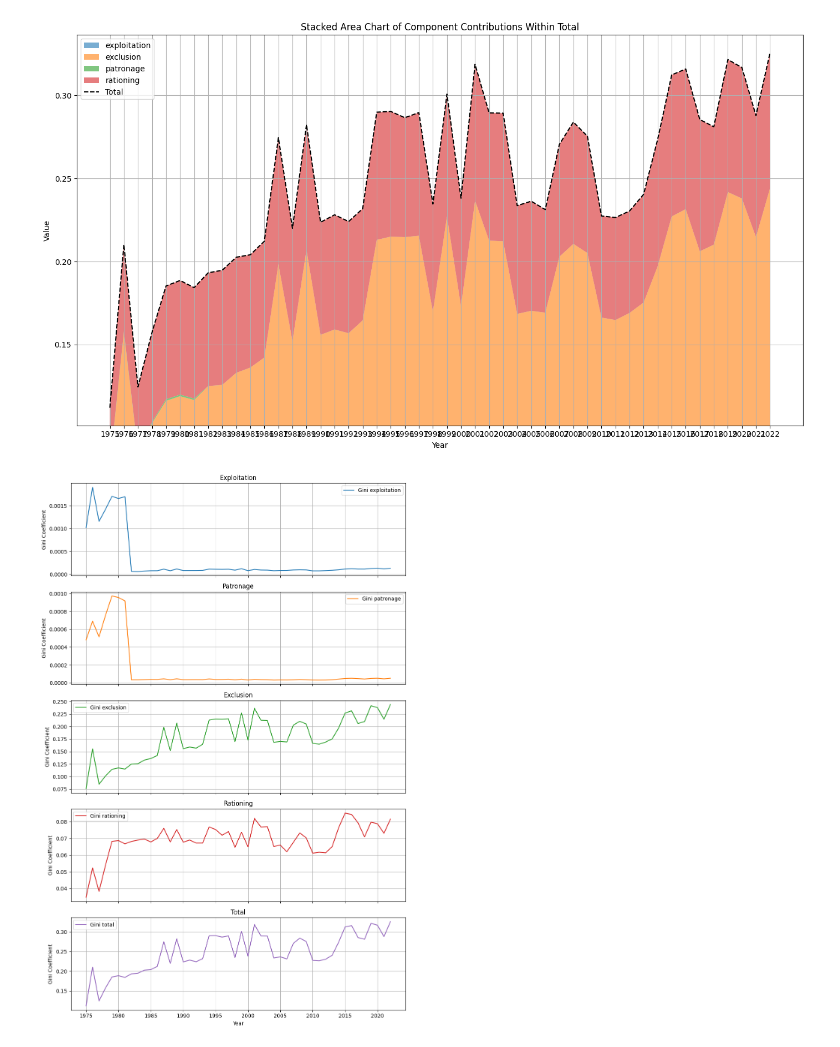
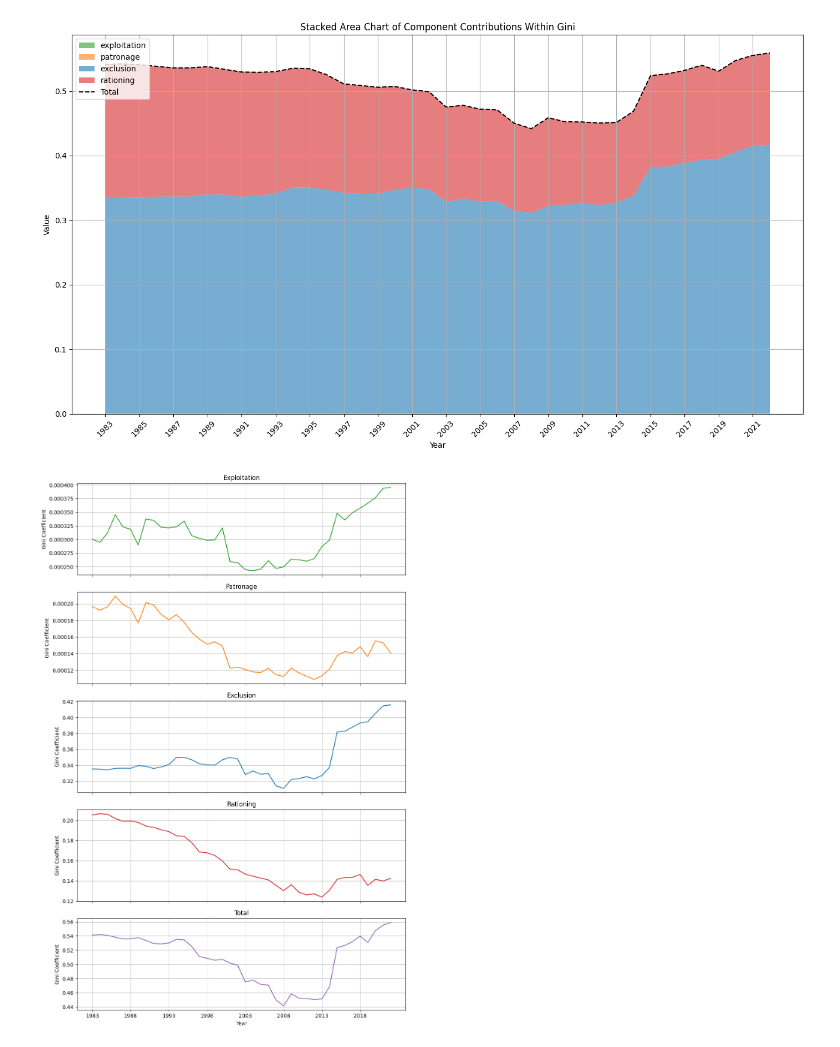
Before and after one commit to rfspringer/laborlab-network-analysis, a Jupyter notebook: gini_visualizations.ipynb, the cells around one changed output. Cells and saved outputs as stored; diff of their text form; code cells hidden in the pictures.

Commit message:
updating gini calculations and visualizations from post-1983

```diff
--- a/gini_visualizations.ipynb
+++ b/gini_visualizations.ipynb
@@ -4,6 +4,6 @@ import pandas as pd
 import matplotlib.pyplot as plt
 
 # Load JSON data
-gini_filepath = './results/gini_components_by_year.json'
+gini_filepath = './results/gini_components_by_year_18plus_winsorized.json'
 with open(gini_filepath) as f:
     data = json.load(f)
@@ -9,0 +27,7 @@ with open(gini_filepath) as f:
+# %%
+df = pd.DataFrame.from_dict(data, orient='index')
+df.reset_index(inplace=True)
+df.rename(columns={'index': 'year'}, inplace=True)
+df['year'] = df['year'].astype(int)
+df = df.sort_values('year')
+df
@@ -10 +52,3 @@ with open(gini_filepath) as f:
+# %%
+df = df[df['year'] >= 1983]
 # %%
@@ -64,26 +84,32 @@ plt.show()
 # %%
-components = ['exploitation', 'exclusion', 'patronage', 'rationing']
+components = ['exploitation', 'patronage', 'exclusion', 'rationing']
+colors = ['#2ca02c', '#ff7f0e', '#1f77b4', '#d62728', '#9467bd']  # Blue, Orange, Green, Red
+
 
 # Create the stacked area chart
 plt.figure(figsize=(14, 8))
-plt.stackplot(df.index,
+plt.stackplot(df['year'],
               df[components].T,
               labels=components,
+              colors=colors,
               alpha=0.6)
 
 # Plot the total value as a line
-plt.plot(df.year, df['total'], color='black', linestyle='--', label='Total')
+plt.plot(df['year'], df['total'], color='black', linestyle='--', label='Total')
 
 # Formatting
 plt.xlabel('Year')
 plt.ylabel('Value')
-plt.title('Stacked Area Chart of Component Contributions Within Total')
+plt.title('Stacked Area Chart of Component Contributions Within Gini')
 plt.legend(loc='upper left')
 plt.grid(True)
+
+# Rotate the x-axis labels and adjust the layout
+plt.xticks(df['year'][::2], rotation=45)
 plt.tight_layout()
 plt.show()
 # %% [output]
-[figure, old version]
+[figure, new version]
 # %%
 components = ['exploitation', 'patronage', 'exclusion', 'rationing', 'total']
 
@@ -91,19 +117,18 @@ components = ['exploitation', 'patronage', 'exclusion', 'rationing', 'total']
 fig, axs = plt.subplots(len(components), 1, figsize=(10, 15), sharex=True)
 
 for i, component in enumerate(components):
-    axs[i].plot(df['year'], df[component], label=f'Gini {component}', color=f'C{i}')
+    axs[i].plot(df['year'], df[component], label=f'Gini {component}', color=colors[i])
     axs[i].set_title(f'{component.capitalize()}')
     axs[i].set_ylabel('Gini Coefficient')
     # axs[i].set_ylim(0, 1)
     axs[i].grid(True)
-    axs[i].legend()
     axs[i].set_xticks(df['year'][::5])
 
 axs[-1].set_xlabel('Year')
 plt.tight_layout()
 plt.show()
 # %% [output]
-[figure, old version]
+[figure, new version]
 # %%
 components = ['exploitation_percent', 'patronage_percent', 'exclusion_percent', 'rationing_percent']
 
```
Also changed, not shown: parts of 14 cells of this notebook, 5 other files.
